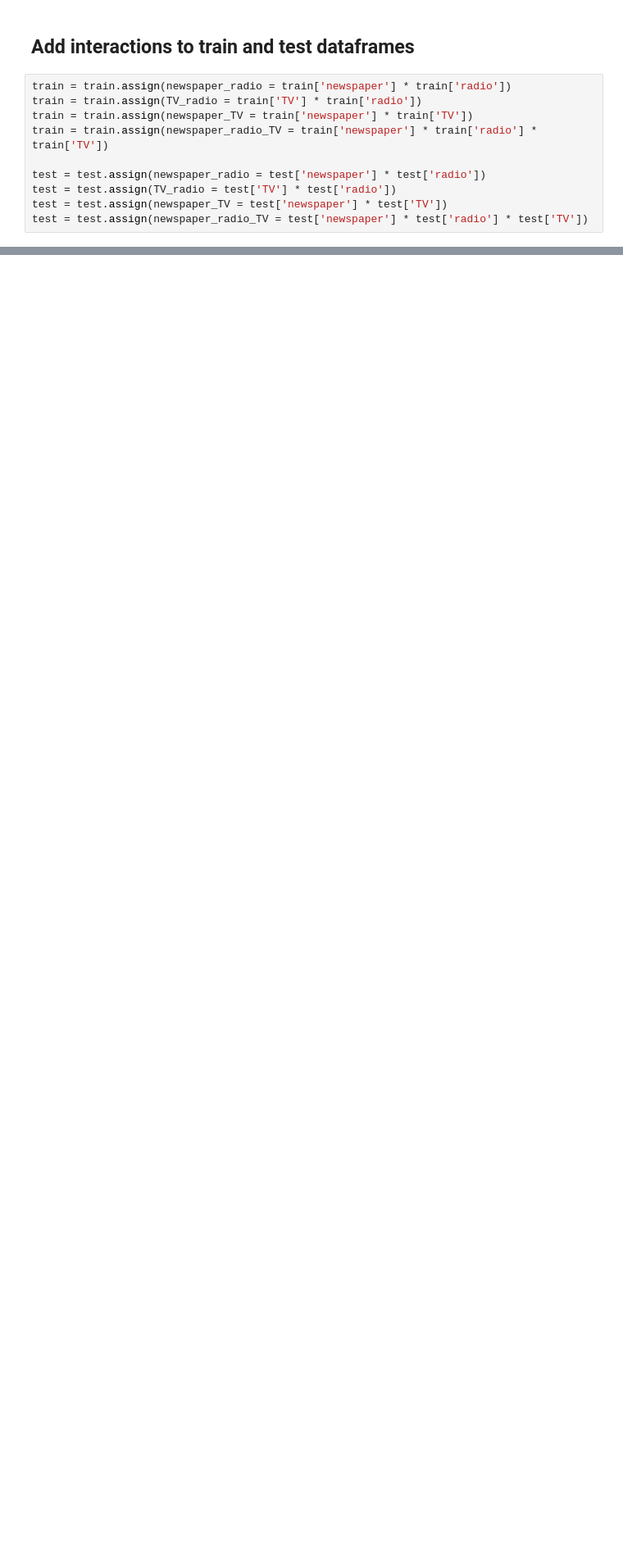
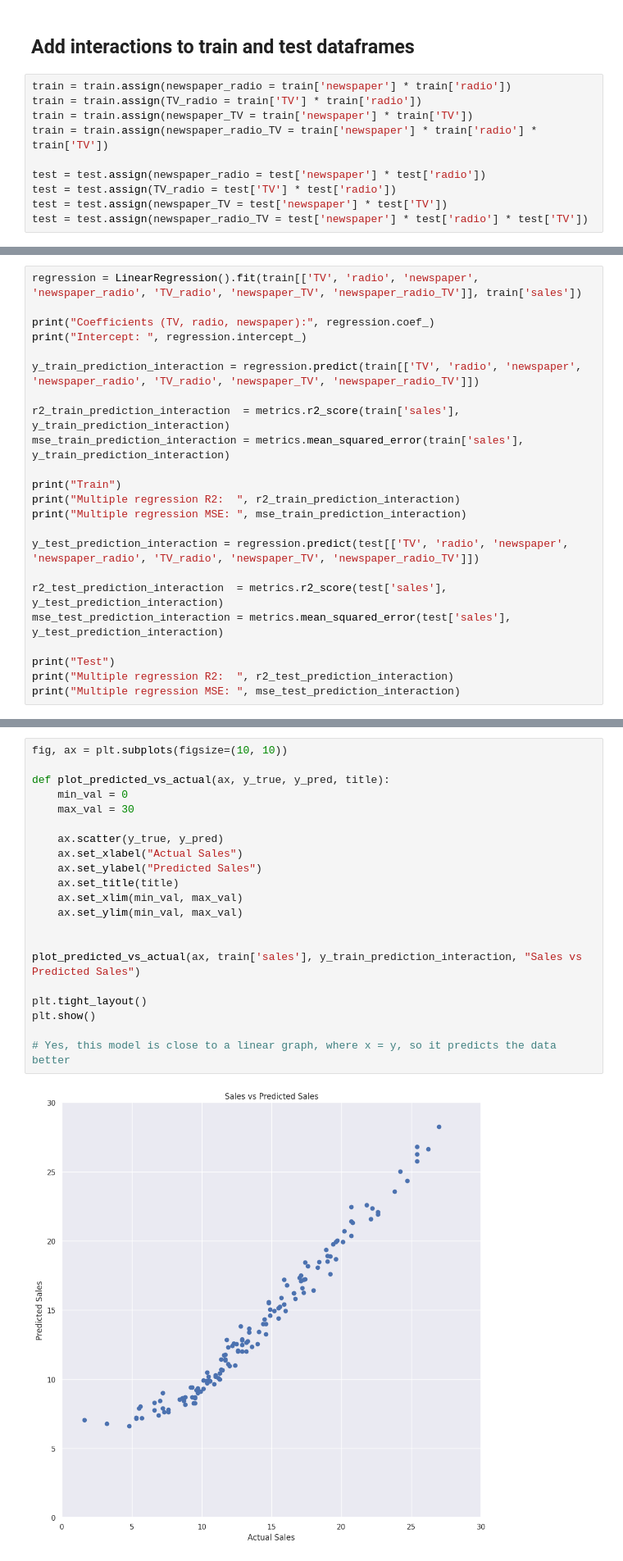
Before and after one commit to ZoeMcFife/5AHITM, a Jupyter notebook: INSY/Colab/#2024-11-28#/linear-regression.ipynb, the cells around one changed output, grey strips where cells are left out. Shown at 82% size. Saved outputs shown, nothing was run; the diff lists cells and outputs as text; blank space fills up the shorter version.

```diff
--- a/INSY/Colab/#2024-11-28#/linear-regression.ipynb
+++ b/INSY/Colab/#2024-11-28#/linear-regression.ipynb
@@ -529,0 +532,23 @@ test = test.assign(newspaper_radio_TV = test['newspaper'] * test['radio'] * test
+# %%
+regression = LinearRegression().fit(train[['TV', 'radio', 'newspaper', 'newspaper_radio', 'TV_radio', 'newspaper_TV', 'newspaper_radio_TV']], train['sales'])
+
+print("Coefficients (TV, radio, newspaper):", regression.coef_)
+print("Intercept: ", regression.intercept_)
+
+y_train_prediction_interaction = regression.predict(train[['TV', 'radio', 'newspaper', 'newspaper_radio', 'TV_radio', 'newspaper_TV', 'newspaper_radio_TV']])
+
+r2_train_prediction_interaction  = metrics.r2_score(train['sales'], y_train_prediction_interaction)
+mse_train_prediction_interaction = metrics.mean_squared_error(train['sales'], y_train_prediction_interaction)
+
+print("Train")
+print("Multiple regression R2:  ", r2_train_prediction_interaction)
+print("Multiple regression MSE: ", mse_train_prediction_interaction)
+
+y_test_prediction_interaction = regression.predict(test[['TV', 'radio', 'newspaper', 'newspaper_radio', 'TV_radio', 'newspaper_TV', 'newspaper_radio_TV']])
+
+r2_test_prediction_interaction  = metrics.r2_score(test['sales'], y_test_prediction_interaction)
+mse_test_prediction_interaction = metrics.mean_squared_error(test['sales'], y_test_prediction_interaction)
+
+print("Test")
+print("Multiple regression R2:  ", r2_test_prediction_interaction)
+print("Multiple regression MSE: ", mse_test_prediction_interaction)
@@ -529,0 +569,23 @@ test = test.assign(newspaper_radio_TV = test['newspaper'] * test['radio'] * test
+# %%
+fig, ax = plt.subplots(figsize=(10, 10))
+
+def plot_predicted_vs_actual(ax, y_true, y_pred, title):
+    min_val = 0
+    max_val = 30
+
+    ax.scatter(y_true, y_pred)
+    ax.set_xlabel("Actual Sales")
+    ax.set_ylabel("Predicted Sales")
+    ax.set_title(title)
+    ax.set_xlim(min_val, max_val)
+    ax.set_ylim(min_val, max_val)
+
+
+plot_predicted_vs_actual(ax, train['sales'], y_train_prediction_interaction, "Sales vs Predicted Sales")
+
+plt.tight_layout()
+plt.show()
+
+# Yes, this model is close to a linear graph, where x = y, so it predicts the data better
+# %% [output]
+[figure, added]
```
Also changed, not shown: parts of 8 cells of this notebook.
